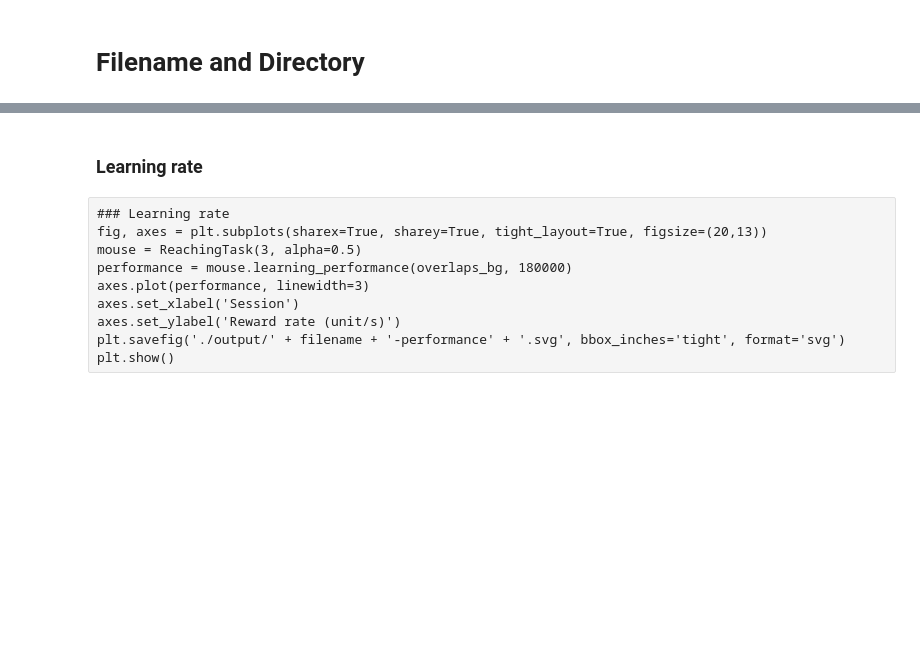
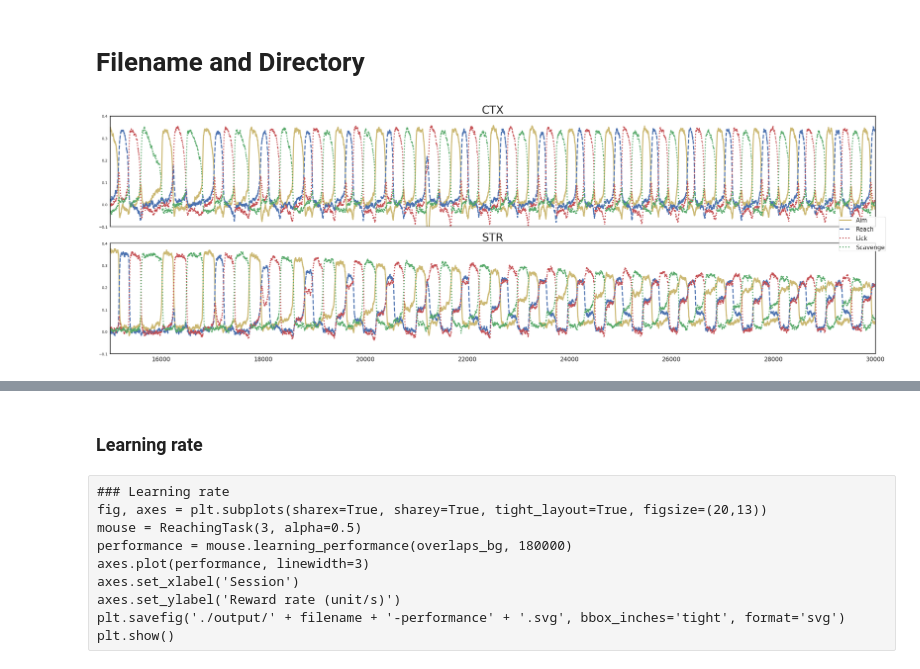
Before and after one commit to jp464/striatal-sequence, a Jupyter notebook: figures/article/1/figure.ipynb, the cells around one changed output, grey strips where cells are left out. Drawn from its saved outputs; the diff is of its cells as text; code cells hidden in the pictures; blank space fills up the shorter version.

```diff
--- a/figures/article/1/figure.ipynb
+++ b/figures/article/1/figure.ipynb
@@ -19,18 +19,18 @@ from scipy import stats
 sns.set_style('white')
 colors = sns.color_palette('deep')
 plt.rc('xtick', labelsize=16)
-plt.rc('ytick', labelsize=16)
-font = {'family' : 'arial',
-        'weight' : 'light',
-        'size'   : 18}
+# plt.rc('ytick', labelsize=16)
+# font = {'family' : 'arial',
+#         'weight' : 'light',
+#         'size'   : 18}
 
-matplotlib.rc('font', **font)
+# matplotlib.rc('font', **font)
 
 mpl.rcParams['axes.linewidth'] = 2
 # %% [markdown]
 # Filename and Directory
 # %%
-filename = 'figure'
+filename = 'L34-45-0.002-1100-0.9'
 path = '/work/jp464/striatum-sequence/' + filename + '.npz'
 data = np.load(path)
 overlaps_ctx = data['overlaps_ctx']
@@ -41,7 +41,25 @@ overlaps_d1 = data['overlaps_d1']
 # correlations_bg = data['correlations_bg']
 state_ctx = data['state_ctx']
 state_d1 = data['state_d1']
-evars = data['evars']
+# %%
+fig, axes = plt.subplots(nrows=2, ncols=1, sharex=True, tight_layout=True, figsize=(30,10))
+axes[0].plot(overlaps_ctx[0], linestyle='solid', linewidth=3, color=colors[8])
+axes[0].plot(overlaps_ctx[1], linestyle='dashed', linewidth=3, color=colors[0])
+axes[0].plot(overlaps_ctx[2], linestyle='dotted', linewidth=3, color=colors[3])
+axes[0].plot(overlaps_ctx[3], linestyle='dotted', linewidth=3, color=colors[2])
+axes[0].set_title('CTX', fontsize=30)
+axes[1].plot(overlaps_d1[0], linestyle='solid', linewidth=3, color=colors[8])
+axes[1].plot(overlaps_d1[1], linestyle='dashed', linewidth=3, color=colors[0])
+axes[1].plot(overlaps_d1[2], linestyle='dotted', linewidth=3, color=colors[3])
+axes[1].plot(overlaps_d1[3], linestyle='dotted', linewidth=3, color=colors[2])
+axes[1].set_title('STR', fontsize=30)
+filename = 'learning-45-002-1100-9'
+plt.setp(axes, xlim=[15000, 30000], ylim=[-0.1, 0.4])
+plt.figlegend(labels=['Aim', 'Reach', 'Lick', 'Scavenge'], fontsize=16, borderpad=0.1, loc='center right')
+plt.savefig('/work/jp464/striatum-sequence/output/' + filename + '.jpg', bbox_inches="tight", format='jpg')
+plt.show()
+# %% [output]
+[figure, added]
 # %%
 ### Raster plot
 fig, axes = plt.subplots(nrows=3, ncols=1, sharex=True, tight_layout=True, figsize=(10,10))
```
Also changed, not shown: parts of 1 cell of this notebook, 5 other files.
